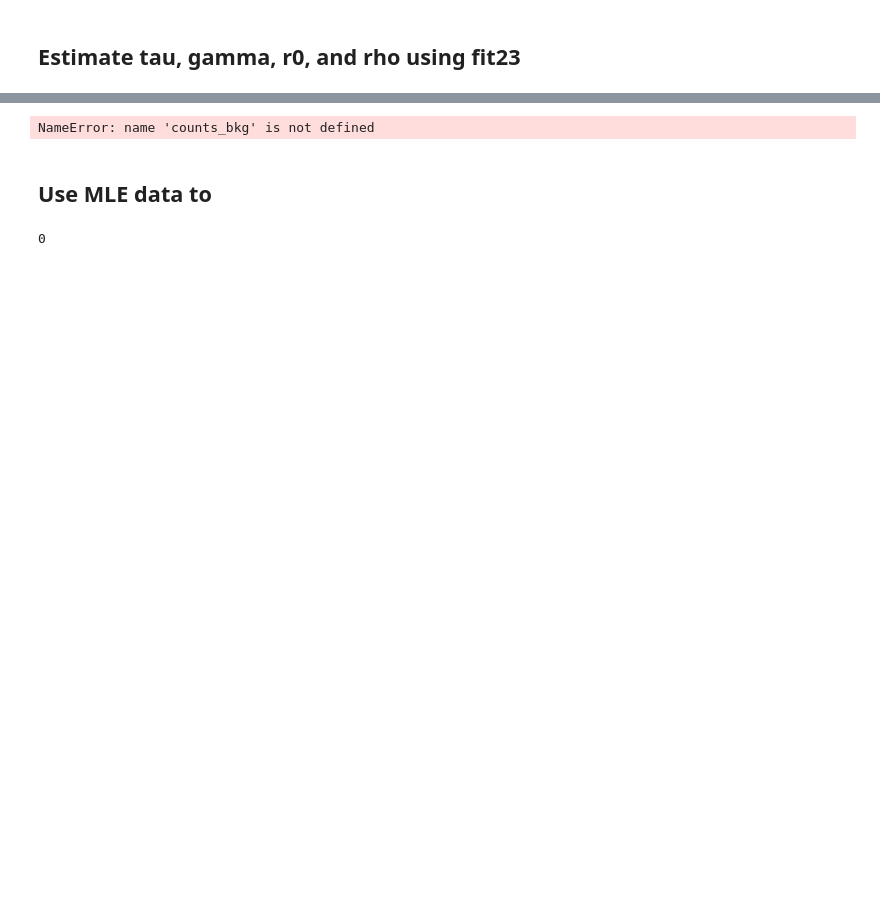
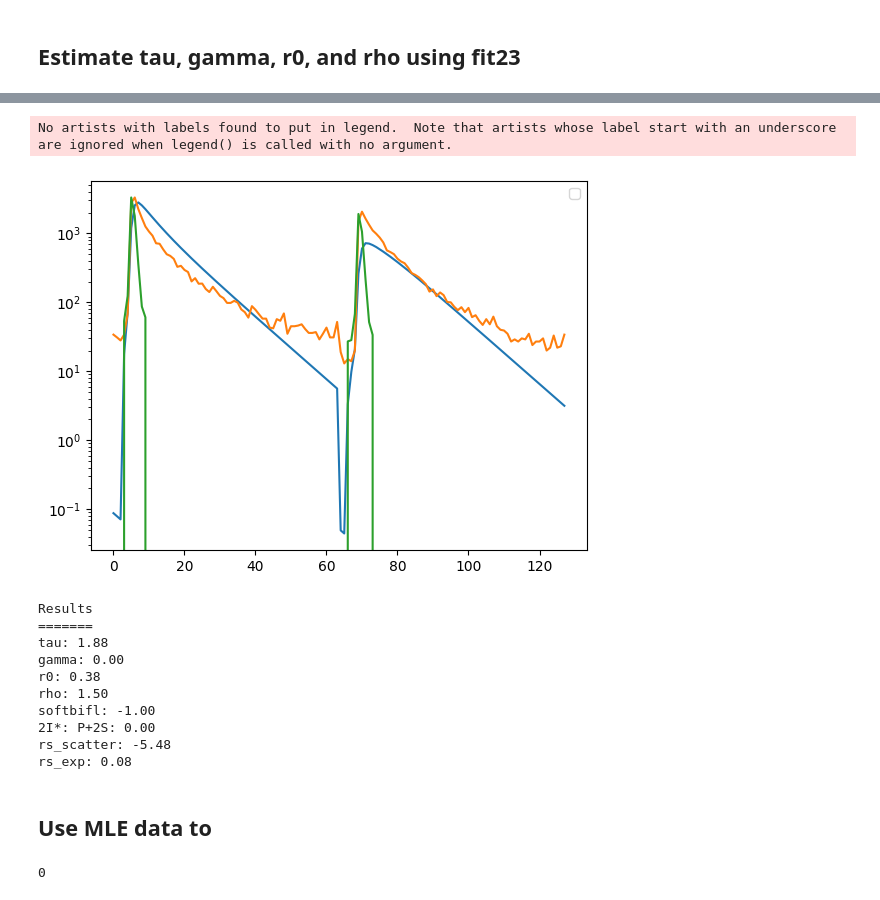
Before and after one commit to SMB-Lab/feda_tools, a Jupyter notebook: notebooks/burstid_selection_viz_tool_testingwithDaniy_cleaned.ipynb, the cells around one changed output, grey strips where cells are left out. Drawn from its saved outputs; the diff is of its cells as text; code cells hidden in the pictures; blank space fills up the shorter version.

```diff
--- a/notebooks/burstid_selection_viz_tool_testingwithDaniy_cleaned.ipynb
+++ b/notebooks/burstid_selection_viz_tool_testingwithDaniy_cleaned.ipynb
@@ -771,39 +770,59 @@ period = 1/macro_res/np.power(10,6)
 count_bkg = np.zeros_like(counts_irf)
 
 # conv_stop = num_bins // 2 /- 1
 conv_stop = 18
 
 
 corrections = np.array([period, g_factor, l1_japan_corr, l2_japan_corr, conv_stop])
 m_param = tttrlib.CreateMParam(
     irf=counts_irf,
     background=counts_bkg,
     data = counts.astype(np.int32),
     corrections = corrections,
     dt=dt
 )
 
 
 tau, gamma, r0, rho = 4.0, 0.01, 0.38, 1.5
 bifl_scatter = -1
 p_2s = 0
 
 x = np.zeros(8, dtype=np.float64)
 x[:6] = [tau, gamma, r0, rho, bifl_scatter, p_2s]
 
 fixed = np.array([0, 1, 1, 1], dtype=np.int16)
 chi2 = tttrlib.DecayFit23.fit(x, fixed, m_param)
 
 m = np.array([m for m in m_param.get_model()])
-p.semilogy(m)
-p.semilogy(counts)
-p.semilogy(counts_irf / max(counts_irf) * max(counts))
+plt.semilogy(m)
+plt.semilogy(counts)
+plt.semilogy(counts_irf / max(counts_irf) * max(counts))
 plt.legend()
-p.show()
+plt.show()
 
-print(m_param)
+print("Results")
+print("=======")
+print("tau: {:.2f}".format(x[0]))
+print("gamma: {:.2f}".format(x[1]))
+print("r0: {:.2f}".format(x[2]))
+print("rho: {:.2f}".format(x[3]))
+print("softbifl: {:.2f}".format(x[4]))
+print("2I*: P+2S: {:.2f}".format(x[5]))
+print("rs_scatter: {:.2f}".format(x[6]))
+print("rs_exp: {:.2f}".format(x[7]))
 # %% [output]
-NameError: name 'counts_bkg' is not defined
+No artists with labels found to put in legend.  Note that artists whose label start with an underscore are ignored when legend() is called with no argument.
+[figure, added]
+Results
+=======
+tau: 1.88
+gamma: 0.00
+r0: 0.38
+rho: 1.50
+softbifl: -1.00
+2I*: P+2S: 0.00
+rs_scatter: -5.48
+rs_exp: 0.08
 # %% [markdown]
 ## Use MLE data to
 # %%
```
Also changed, not shown: parts of 5 cells of this notebook, 32 other files.
